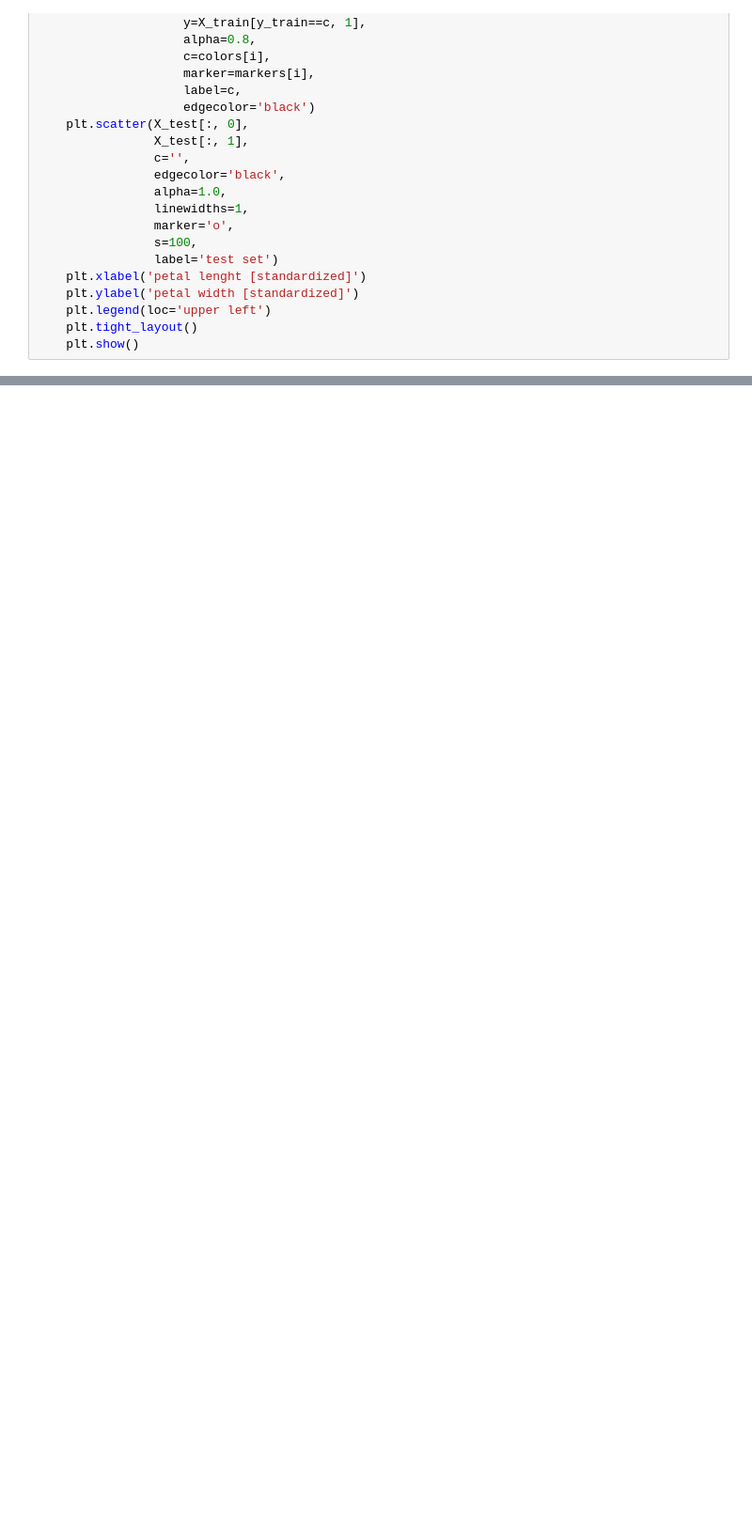
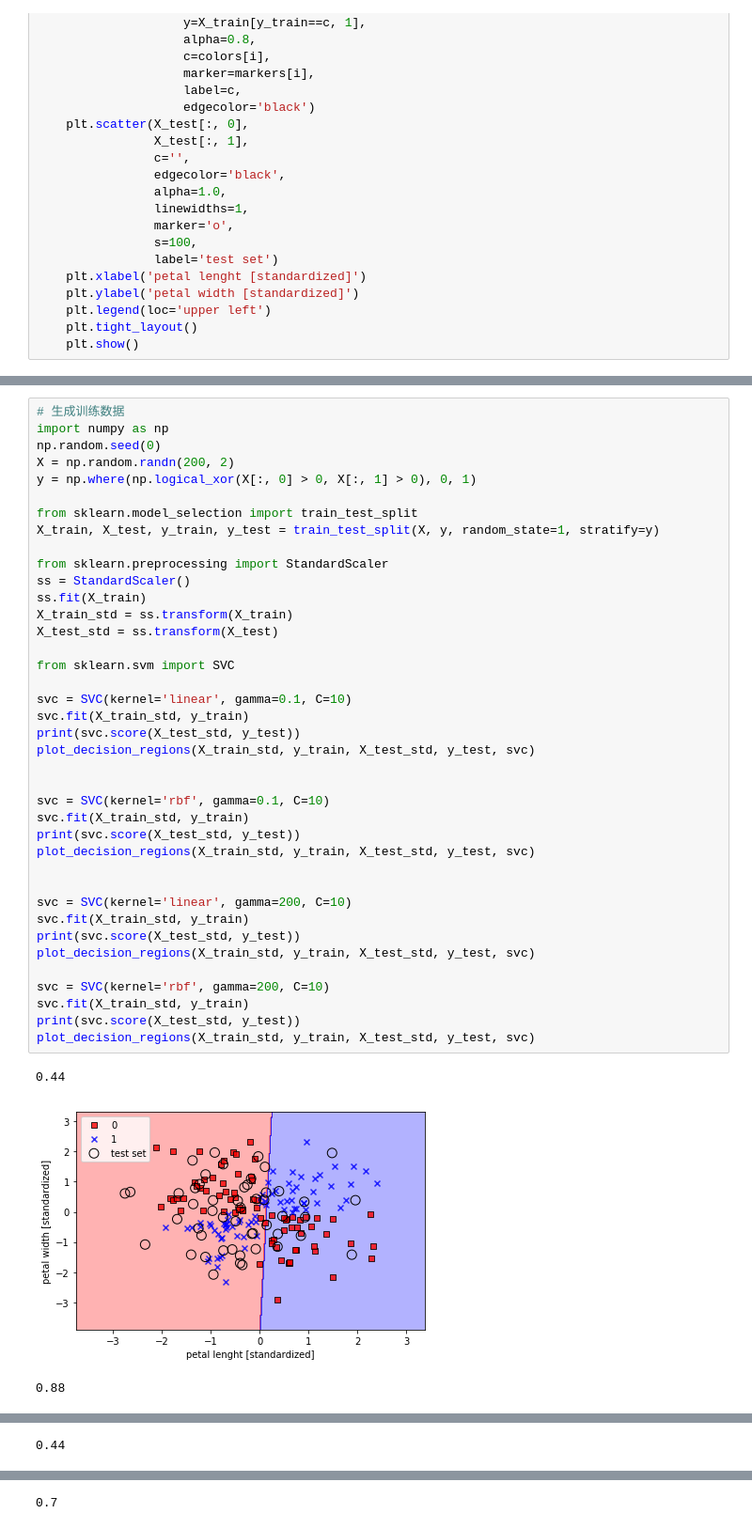
Before and after one commit to haormj/ml, a Jupyter notebook: 06.SVM/svm.ipynb, the cells around one changed output, grey strips where cells are left out. Shown at 94% size. Saved outputs shown, nothing was run; the diff lists cells and outputs as text; blank space fills up the shorter version.

```diff
--- a/06.SVM/svm.ipynb
+++ b/06.SVM/svm.ipynb
@@ -96,0 +141,43 @@ plot_decision_regions(X_train_std, y_train, X_test_std, y_test, svc)
+# %%
+# 生成训练数据
+import numpy as np
+np.random.seed(0)
+X = np.random.randn(200, 2)
+y = np.where(np.logical_xor(X[:, 0] > 0, X[:, 1] > 0), 0, 1)
+
+from sklearn.model_selection import train_test_split
+X_train, X_test, y_train, y_test = train_test_split(X, y, random_state=1, stratify=y)
+
+from sklearn.preprocessing import StandardScaler
+ss = StandardScaler()
+ss.fit(X_train)
+X_train_std = ss.transform(X_train)
+X_test_std = ss.transform(X_test)
+
+from sklearn.svm import SVC
+
+svc = SVC(kernel='linear', gamma=0.1, C=10)
+svc.fit(X_train_std, y_train)
+print(svc.score(X_test_std, y_test))
+plot_decision_regions(X_train_std, y_train, X_test_std, y_test, svc)
+
+
+svc = SVC(kernel='rbf', gamma=0.1, C=10)
+svc.fit(X_train_std, y_train)
+print(svc.score(X_test_std, y_test))
+plot_decision_regions(X_train_std, y_train, X_test_std, y_test, svc)
+
+
+svc = SVC(kernel='linear', gamma=200, C=10)
+svc.fit(X_train_std, y_train)
+print(svc.score(X_test_std, y_test))
+plot_decision_regions(X_train_std, y_train, X_test_std, y_test, svc)
+
+svc = SVC(kernel='rbf', gamma=200, C=10)
+svc.fit(X_train_std, y_train)
+print(svc.score(X_test_std, y_test))
+plot_decision_regions(X_train_std, y_train, X_test_std, y_test, svc)
+# %% [output]
+0.44
+[figure, added]
+0.88
@@ -96,0 +185 @@ plot_decision_regions(X_train_std, y_train, X_test_std, y_test, svc)
+0.44
@@ -96,0 +187 @@ plot_decision_regions(X_train_std, y_train, X_test_std, y_test, svc)
+0.7
```
Also changed, not shown: parts of 5 cells of this notebook.
